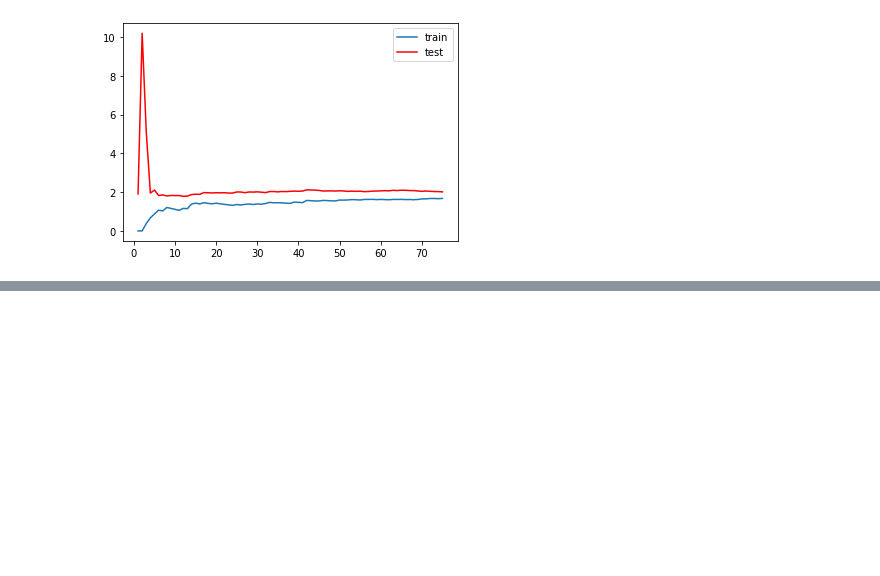
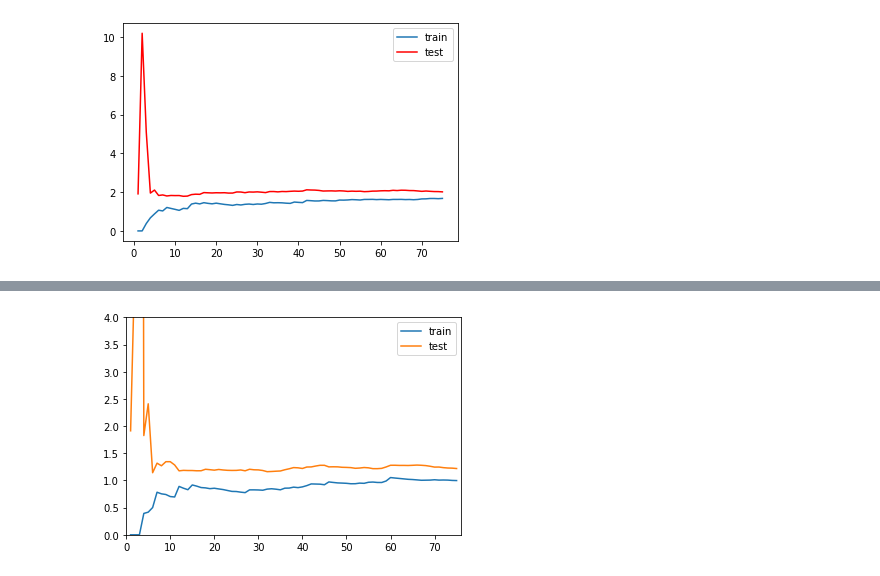
Before and after one commit to lifedespicable/Python_Learning, a Jupyter notebook: Machine_Learning_Codes/06 - 多项式回归与模型泛化/04 - 学习曲线.ipynb, the cells around one changed output, grey strips where cells are left out. Drawn from its saved outputs; the diff is of its cells as text; code cells hidden in the pictures; blank space fills up the shorter version.

```diff
--- a/Machine_Learning_Codes/06 - 多项式回归与模型泛化/04 - 学习曲线.ipynb
+++ b/Machine_Learning_Codes/06 - 多项式回归与模型泛化/04 - 学习曲线.ipynb
@@ -47,0 +72,16 @@ plt.legend()
+# %%
+from sklearn.preprocessing import PolynomialFeatures
+from sklearn.preprocessing import StandardScaler
+from sklearn.pipeline import Pipeline
+
+def PolynomialRegression(degree):
+    return Pipeline([
+        ('poly', PolynomialFeatures(degree = degree)),
+        ('std_scaler', StandardScaler()),
+        ('lin_reg', LinearRegression())
+    ])
+# %%
+poly2_reg = PolynomialRegression(degree = 2)
+plot_learning_curve(poly2_reg, X_train, X_test, y_train, y_test)
+# %% [output]
+[figure, added]
```
Also changed, not shown: parts of 2 cells of this notebook, 12 other files.
